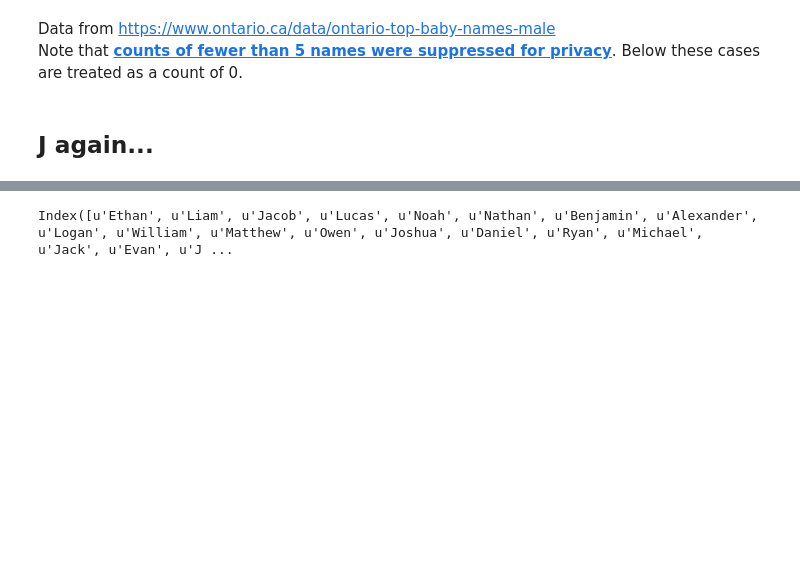
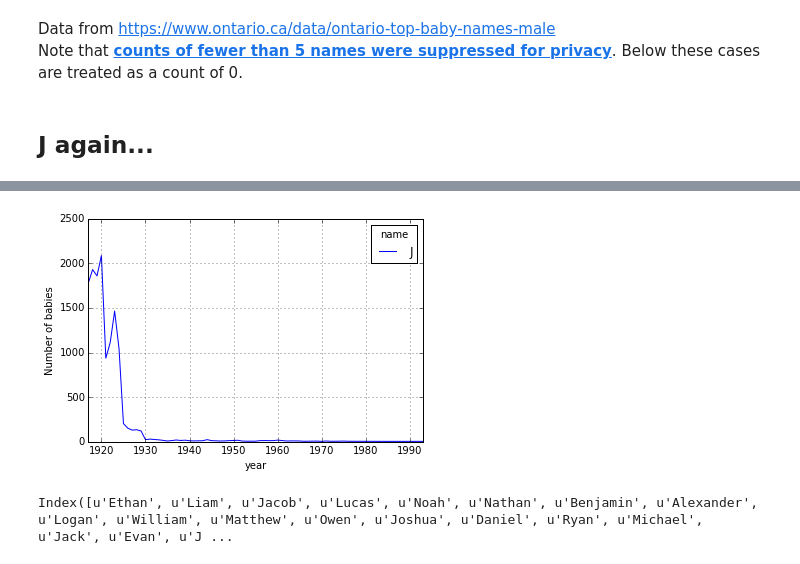
Before and after one commit to c0ns0le/ipython-notebooks, a Jupyter notebook: pydata/Baby boy names in Alberta and Ontario.ipynb, the cells around one changed output, grey strips where cells are left out. Drawn from its saved outputs; the diff is of its cells as text; code cells hidden in the pictures; blank space fills up the shorter version.

```diff
--- a/pydata/Baby boy names in Alberta and Ontario.ipynb
+++ b/pydata/Baby boy names in Alberta and Ontario.ipynb
@@ -356,3 +403,12 @@ ontario_boys[ontario_boys['name'] == "J"]
+# %%
+babies_named_J = ontario_boys[ontario_boys['name']=='J']
+babies_named_J = babies_named_carter.pivot(index = 'name', columns='year', values="frequency")
+ax = babies_named_J.T.plot()
+ax.set_ylabel("Number of babies")
+fig = ax.get_figure()
+fig.savefig("J_ontario.png")
+# %% [output]
+[figure, added]
 # %%
 ontario_boys = ontario_boys.fillna(0)
 # %%
```
Also changed, not shown: parts of 18 cells of this notebook, 1 other file.
